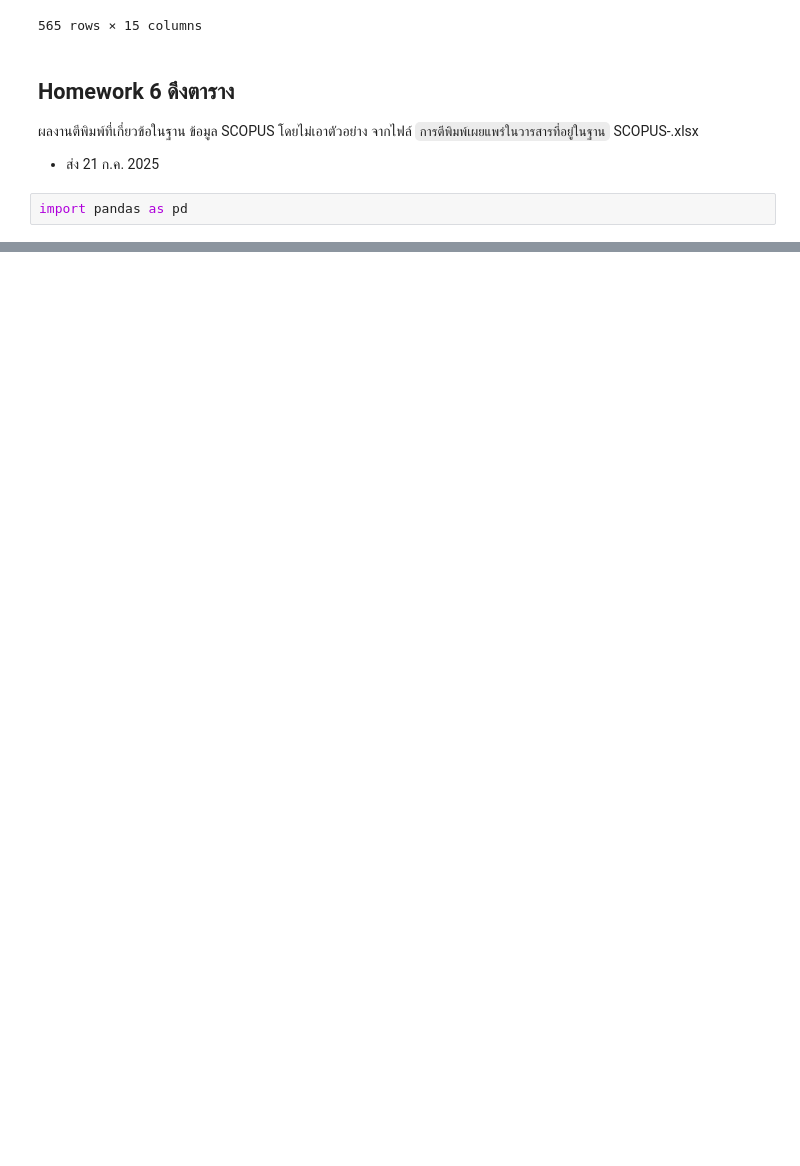
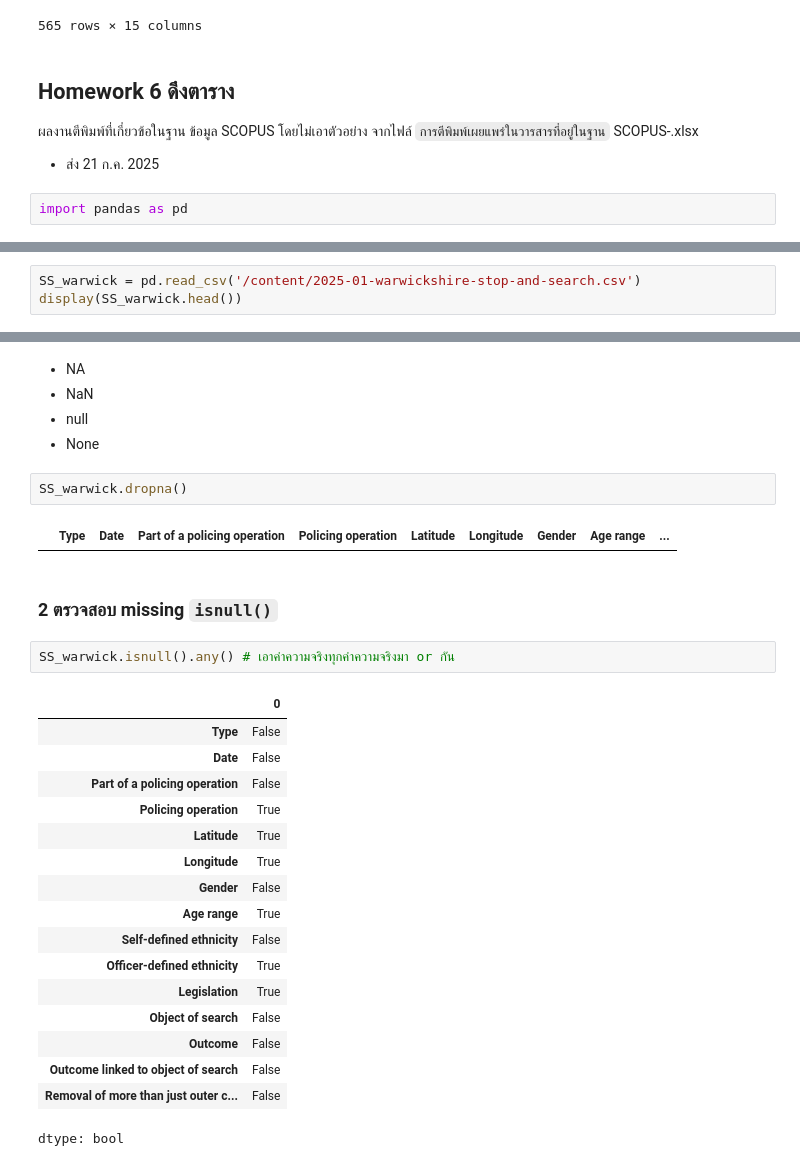
Before and after one commit to 16pynkn/MSC_DPDM_2025, a Jupyter notebook: Data101_(dpdm25).ipynb, the cells around one changed output, grey strips where cells are left out. Saved outputs shown, nothing was run; the diff lists cells and outputs as text; blank space fills up the shorter version.

````diff
--- a/Data101_(dpdm25).ipynb
+++ b/Data101_(dpdm25).ipynb
@@ -229,0 +261,3 @@ df.drop(0)
+# %%
+SS_warwick = pd.read_csv('/content/2025-01-warwickshire-stop-and-search.csv')
+display(SS_warwick.head())
@@ -229,0 +271,33 @@ df.drop(0)
+# %% [markdown]
+
+
+*   NA
+*   NaN
+*   null
+*   None
+# %%
+SS_warwick.dropna()
+# %% [output]
+|  | Type | Date | Part of a policing operation | Policing operation | Latitude | Longitude | Gender | Age range | ... |
+# %% [markdown]
+### 2 ตรวจสอบ missing ```isnull()```
+# %%
+SS_warwick.isnull().any() # เอาค่าความจริงทุกค่าความจริงมา or กัน
+# %% [output]
+|  | 0 |
+| Type | False |
+| Date | False |
+| Part of a policing operation | False |
+| Policing operation | True |
+| Latitude | True |
+| Longitude | True |
+| Gender | False |
+| Age range | True |
+| Self-defined ethnicity | False |
+| Officer-defined ethnicity | True |
+| Legislation | True |
+| Object of search | False |
+| Outcome | False |
+| Outcome linked to object of search | False |
+| Removal of more than just outer c... | False |
+dtype: bool
````
Also changed, not shown: parts of 8 cells of this notebook.
